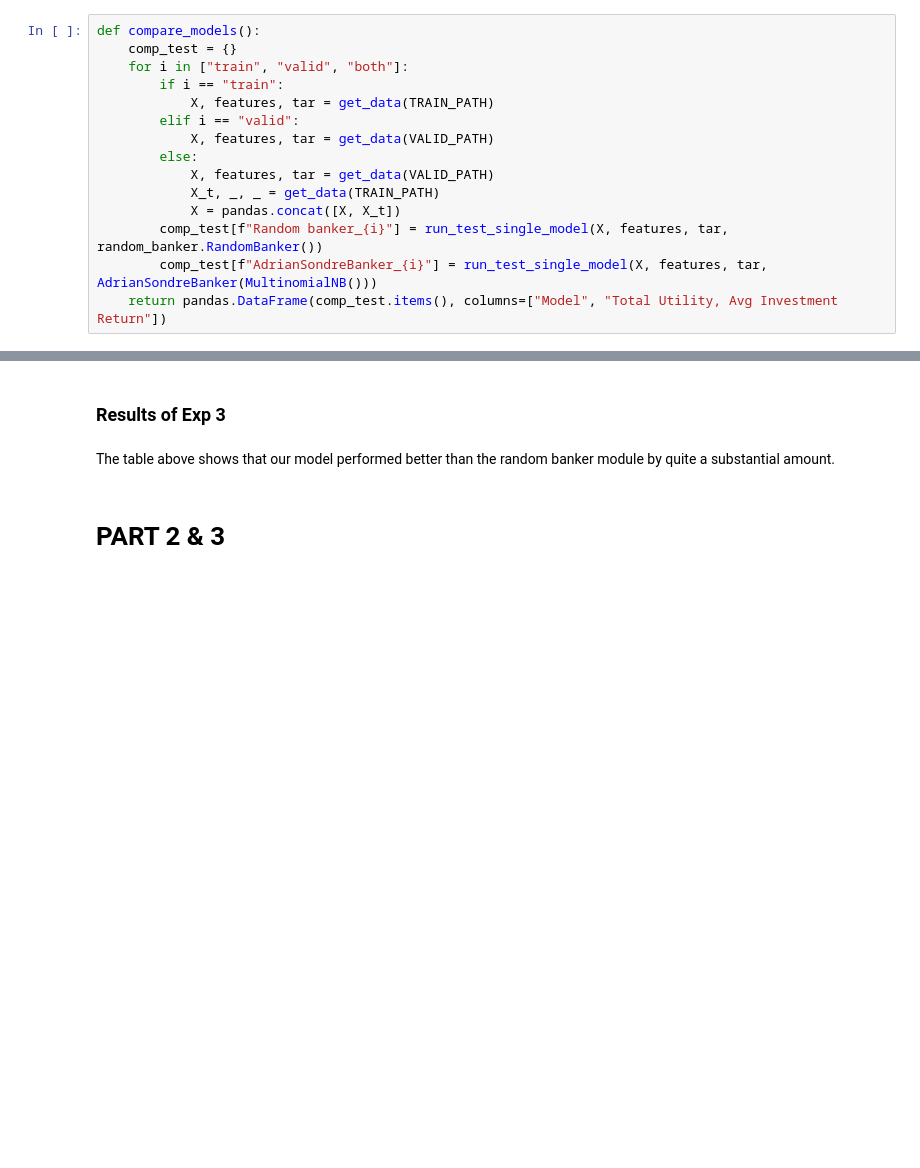
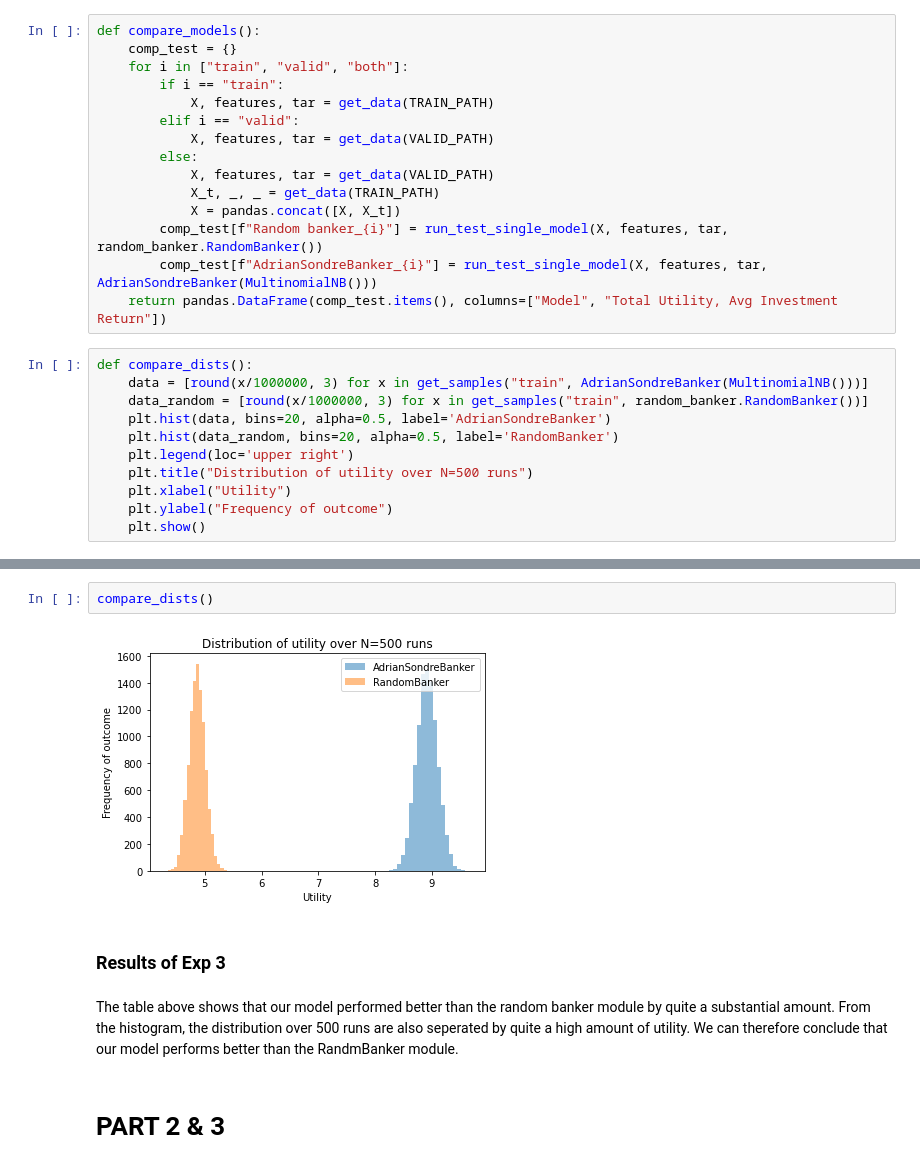
Before and after one commit to Adriyst/ml-society-science, a Jupyter notebook: report.ipynb, the cells around one changed output, grey strips where cells are left out. Drawn from its saved outputs; the diff is of its cells as text; blank space fills up the shorter version.

```diff
--- a/report.ipynb
+++ b/report.ipynb
@@ -463,6 +501,17 @@ def compare_models():
         comp_test[f"Random banker_{i}"] = run_test_single_model(X, features, tar, random_banker.RandomBanker())
         comp_test[f"AdrianSondreBanker_{i}"] = run_test_single_model(X, features, tar, AdrianSondreBanker(MultinomialNB()))
     return pandas.DataFrame(comp_test.items(), columns=["Model", "Total Utility, Avg Investment Return"])
+# %%
+def compare_dists():
+    data = [round(x/1000000, 3) for x in get_samples("train", AdrianSondreBanker(MultinomialNB()))]
+    data_random = [round(x/1000000, 3) for x in get_samples("train", random_banker.RandomBanker())]
+    plt.hist(data, bins=20, alpha=0.5, label='AdrianSondreBanker')
+    plt.hist(data_random, bins=20, alpha=0.5, label='RandomBanker')
+    plt.legend(loc='upper right')
+    plt.title("Distribution of utility over N=500 runs")
+    plt.xlabel("Utility")
+    plt.ylabel("Frequency of outcome")
+    plt.show()
 # %%
 compare_models()
 # %% [output]
@@ -476,7 +525,11 @@ compare_models()
+# %%
+compare_dists()
+# %% [output]
+[figure, added]
 # %% [markdown]
 ### Results of Exp 3
 # %% [markdown]
-The table above shows that our model performed better than the random banker module by quite a substantial amount.
+The table above shows that our model performed better than the random banker module by quite a substantial amount. From the histogram, the distribution over 500 runs are also seperated by quite a high amount of utility. We can therefore conclude that our model performs better than the RandmBanker module.
 # %% [markdown]
 # PART 2 & 3
 # %%
```
Also changed, not shown: parts of 42 cells of this notebook.
